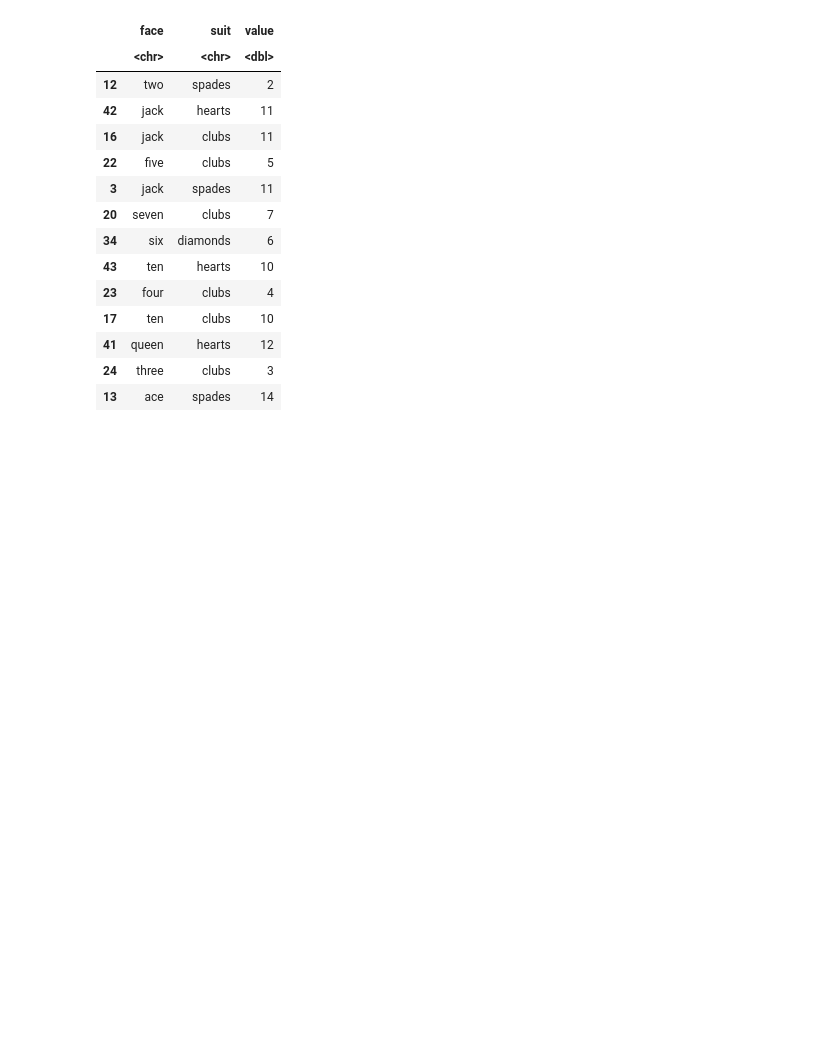
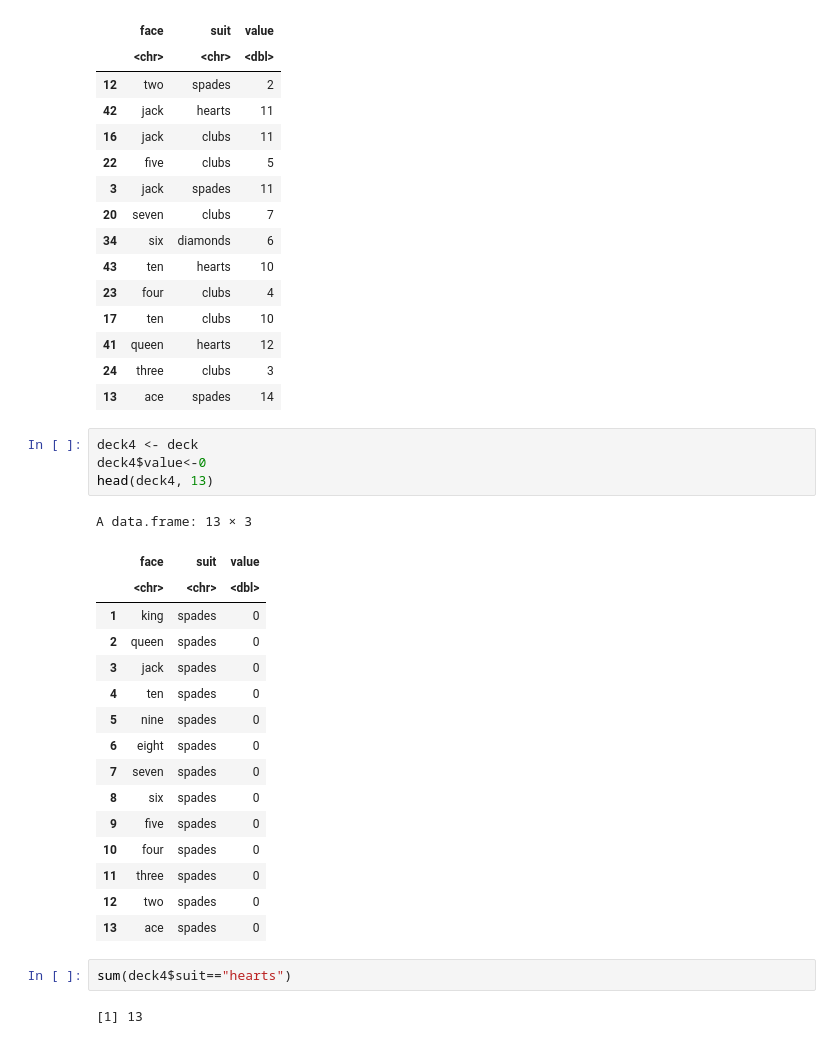
Before and after one commit to SamGombs20/learningR, a Jupyter notebook: code/learning_R.ipynb, the cells around one changed output. Saved outputs shown, nothing was run; the diff lists cells and outputs as text; blank space fills up the shorter version.

Commit message:
Update:modifying values, logical setting

```diff
--- a/code/learning_R.ipynb
+++ b/code/learning_R.ipynb
@@ -474,3 +474,28 @@ A data.frame: 13 × 3
 | 41 | queen | hearts | 12 |
 | 24 | three | clubs | 3 |
 | 13 | ace | spades | 14 |
+# %%
+deck4 <- deck
+deck4$value<-0
+head(deck4, 13)
+# %% [output]
+A data.frame: 13 × 3
+|  | face | suit | value |
+|  | <chr> | <chr> | <dbl> |
+| 1 | king | spades | 0 |
+| 2 | queen | spades | 0 |
+| 3 | jack | spades | 0 |
+| 4 | ten | spades | 0 |
+| 5 | nine | spades | 0 |
+| 6 | eight | spades | 0 |
+| 7 | seven | spades | 0 |
+| 8 | six | spades | 0 |
+| 9 | five | spades | 0 |
+| 10 | four | spades | 0 |
+| 11 | three | spades | 0 |
+| 12 | two | spades | 0 |
+| 13 | ace | spades | 0 |
+# %%
+sum(deck4$suit=="hearts")
+# %% [output]
+[1] 13
```
Also changed, not shown: parts of 3 cells of this notebook.
